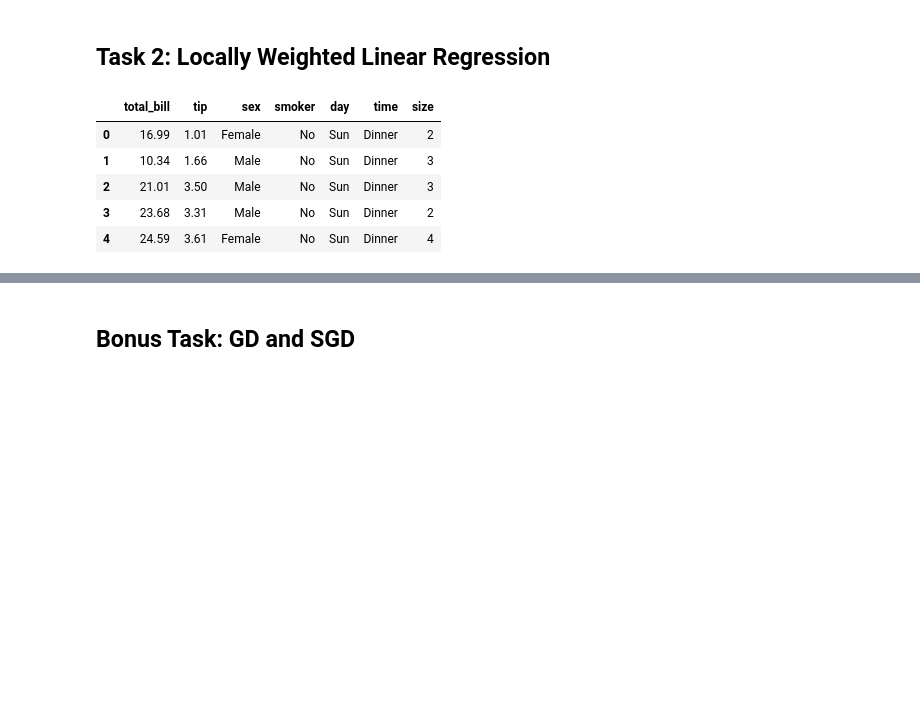
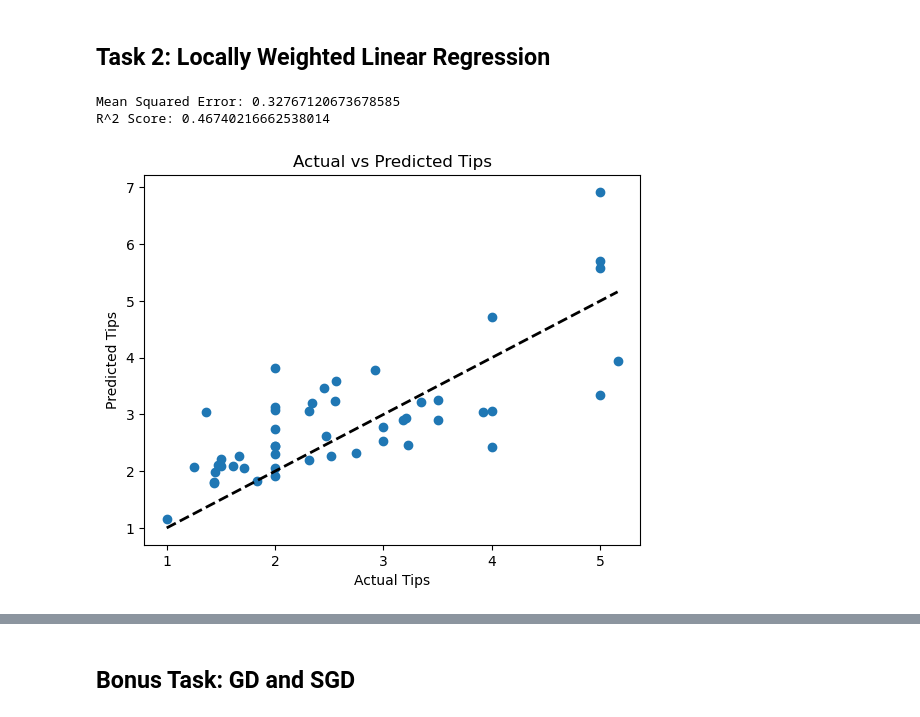
Before and after one commit to tonyechen/TECHIN_513, a Jupyter notebook: lab4/lab 4_starter_code.ipynb, the cells around one changed output, grey strips where cells are left out. Drawn from its saved outputs; the diff is of its cells as text; code cells hidden in the pictures; blank space fills up the shorter version.

```diff
--- a/lab4/lab 4_starter_code.ipynb
+++ b/lab4/lab 4_starter_code.ipynb
@@ -159,10 +159,52 @@ tips = pd.read_csv('./lab 4 data/tips.csv')
 X = tips[["total_bill", "size"]].to_numpy()
 y = tips["tip"].to_numpy()
 tips.head()
+
+X_train, X_test, y_train, y_test = train_test_split(X, y, test_size=0.2, random_state=42)
+
+# Scale the features and target variable
+scalar_X = StandardScaler()
+scalar_Y = StandardScaler()
+X_train_scaled = scalar_X.fit_transform(X_train)
+X_test_scaled = scalar_X.transform(X_test)
+y_train_scaled = scalar_Y.fit_transform(y_train.reshape(-1, 1))
+y_test_scaled = scalar_Y.transform(y_test.reshape(-1, 1))
-# %% [output]
-|  | total_bill | tip | sex | smoker | day | time | size |
-| 0 | 16.99 | 1.01 | Female | No | Sun | Dinner | 2 |
-| 1 | 10.34 | 1.66 | Male | No | Sun | Dinner | 3 |
-| 2 | 21.01 | 3.50 | Male | No | Sun | Dinner | 3 |
-| 3 | 23.68 | 3.31 | Male | No | Sun | Dinner | 2 |
-| 4 | 24.59 | 3.61 | Female | No | Sun | Dinner | 4 |
+# %%
+# implement locally weighted linear regression (LWLR) here
+def lwlr(X_train, y_train, x_test, bandwidth):
+    # Calculate distances from x_test to all points in X_train
+    distances = np.linalg.norm(X_train - x_test, axis=1)
+
+    # Compute weights using a Gaussian kernel
+    weights = np.exp(- (distances ** 2) / (2 * (bandwidth ** 2)))
+
+    # Fit a weighted linear regression model
+    model = LinearRegression()
+    model.fit(X_train, y_train, sample_weight=weights)
+
+    # Predict the value for x_test
+    return model.predict(x_test.reshape(1, -1))[0]
+# %%
+# Run the model
+bandwidth = 2.0  # You can experiment with different bandwidth values
+y_pred_scaled = np.array([lwlr(X_train_scaled, y_train_scaled, x, bandwidth) for x in X_test_scaled])
+y_pred = scalar_Y.inverse_transform(y_pred_scaled.reshape(-1, 1)).flatten()
+# %%
+# Evaluate the model
+mse = mean_squared_error(y_test_scaled, y_pred_scaled)
+r2 = r2_score(y_test_scaled, y_pred_scaled)
+print("Mean Squared Error:", mse)
+print("R^2 Score:", r2)
+# %% [output]
+Mean Squared Error: 0.32767120673678585
+R^2 Score: 0.46740216662538014
+# %%
+# Visualize the results
+plt.scatter(y_test, y_pred)
+plt.xlabel('Actual Tips')
+plt.ylabel('Predicted Tips')
+plt.title('Actual vs Predicted Tips')
+plt.plot([y_test.min(), y_test.max()], [y_test.min(), y_test.max()], 'k--', lw=2)  # Line for perfect predictions
+plt.show()
+# %% [output]
+[figure, added]
```
Also changed, not shown: parts of 3 cells of this notebook.
